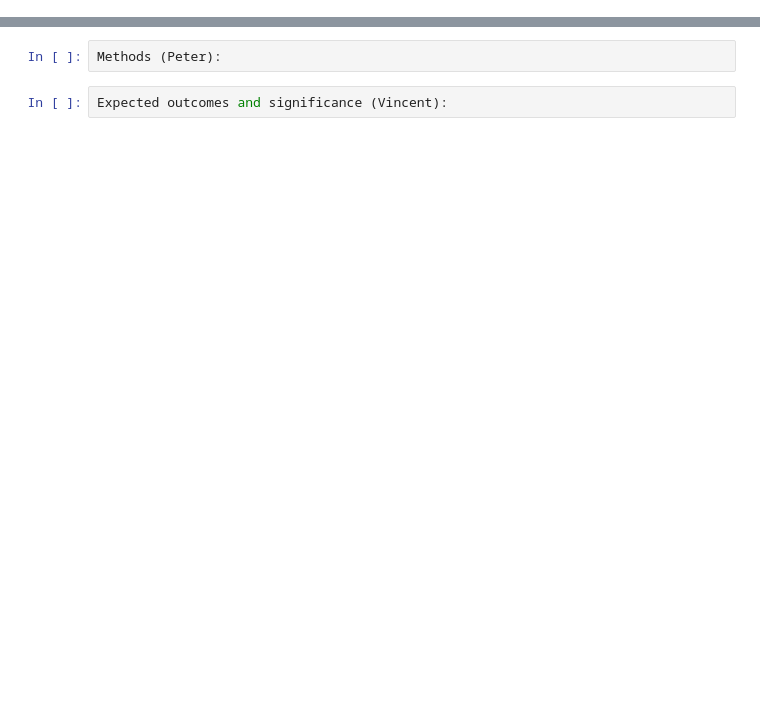
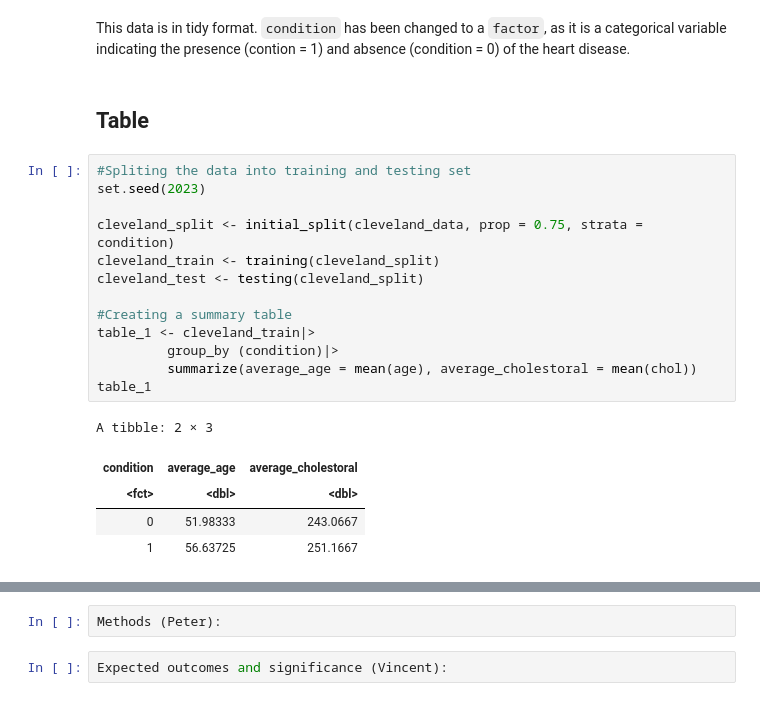
Before and after one commit to aChipmunka/dsci100_2023s1_group21, a Jupyter notebook: project/group_project_proposal.ipynb, the cells around one changed output, grey strips where cells are left out. Drawn from its saved outputs; the diff is of its cells as text; blank space fills up the shorter version.

```diff
--- a/project/group_project_proposal.ipynb
+++ b/project/group_project_proposal.ipynb
@@ -13,0 +74,23 @@ Preliminary exploratory data analysis (Wayne):
+# %% [markdown]
+This data is in tidy format. `condition` has been changed to a `factor`, as it is a categorical variable indicating the presence (contion = 1) and absence (condition = 0) of the heart disease.
+# %% [markdown]
+## Table
+# %%
+#Spliting the data into training and testing set
+set.seed(2023)
+
+cleveland_split <- initial_split(cleveland_data, prop = 0.75, strata = condition)
+cleveland_train <- training(cleveland_split)
+cleveland_test <- testing(cleveland_split)
+
+#Creating a summary table
+table_1 <- cleveland_train|>
+         group_by (condition)|>
+         summarize(average_age = mean(age), average_cholestoral = mean(chol))
+table_1
+# %% [output]
+A tibble: 2 × 3
+| condition | average_age | average_cholestoral |
+| <fct> | <dbl> | <dbl> |
+| 0 | 51.98333 | 243.0667 |
+| 1 | 56.63725 | 251.1667 |
```
Also changed, not shown: parts of 12 cells of this notebook.
